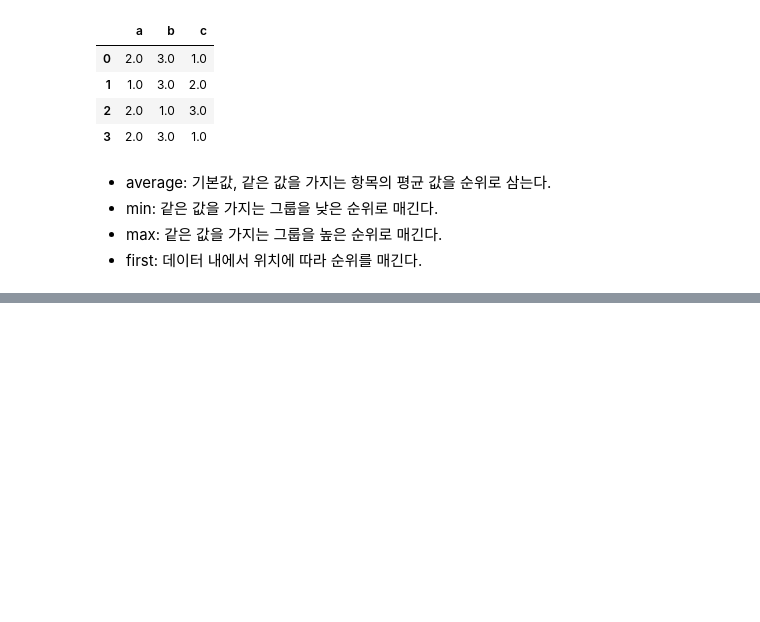
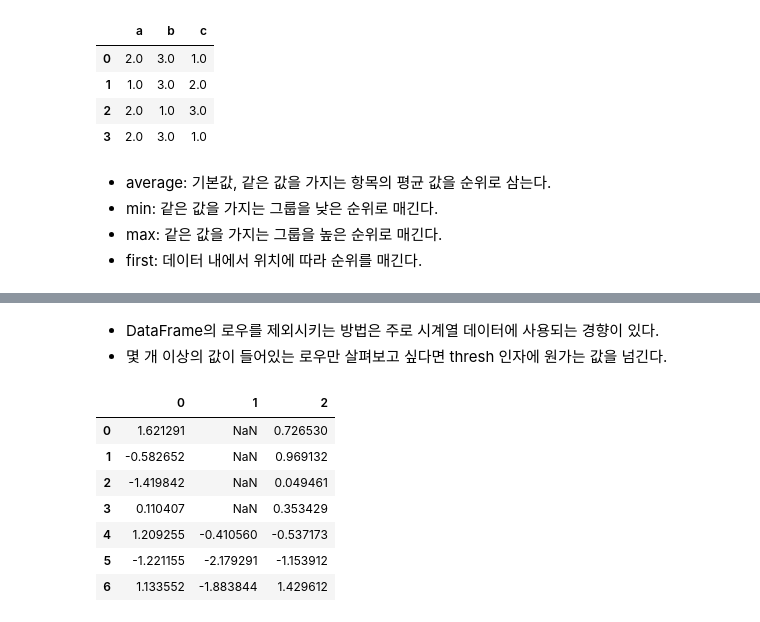
Before and after one commit to angelxtry/PyDataSc, a Jupyter notebook: PyForDA/ch05-pandas_basic/pandas_basic2.ipynb, the cells around one changed output, grey strips where cells are left out. Drawn from its saved outputs; the diff is of its cells as text; code cells hidden in the pictures; blank space fills up the shorter version.

```diff
--- a/PyForDA/ch05-pandas_basic/pandas_basic2.ipynb
+++ b/PyForDA/ch05-pandas_basic/pandas_basic2.ipynb
@@ -170,0 +543,18 @@ frame.rank(axis=1)
+# %% [markdown]
+- DataFrame의 로우를 제외시키는 방법은 주로 시계열 데이터에 사용되는 경향이 있다.
+- 몇 개 이상의 값이 들어있는 로우만 살펴보고 싶다면 thresh 인자에 원가는 값을 넘긴다.
+# %%
+df = DataFrame(np.random.randn(7, 3))
+# %%
+df.iloc[:4, 1] = NA
+# %%
+df
+# %% [output]
+|  | 0 | 1 | 2 |
+| 0 | 1.621291 | NaN | 0.726530 |
+| 1 | -0.582652 | NaN | 0.969132 |
+| 2 | -1.419842 | NaN | 0.049461 |
+| 3 | 0.110407 | NaN | 0.353429 |
+| 4 | 1.209255 | -0.410560 | -0.537173 |
+| 5 | -1.221155 | -2.179291 | -1.153912 |
+| 6 | 1.133552 | -1.883844 | 1.429612 |
```
Also changed, not shown: parts of 125 cells of this notebook, 17 other files.
